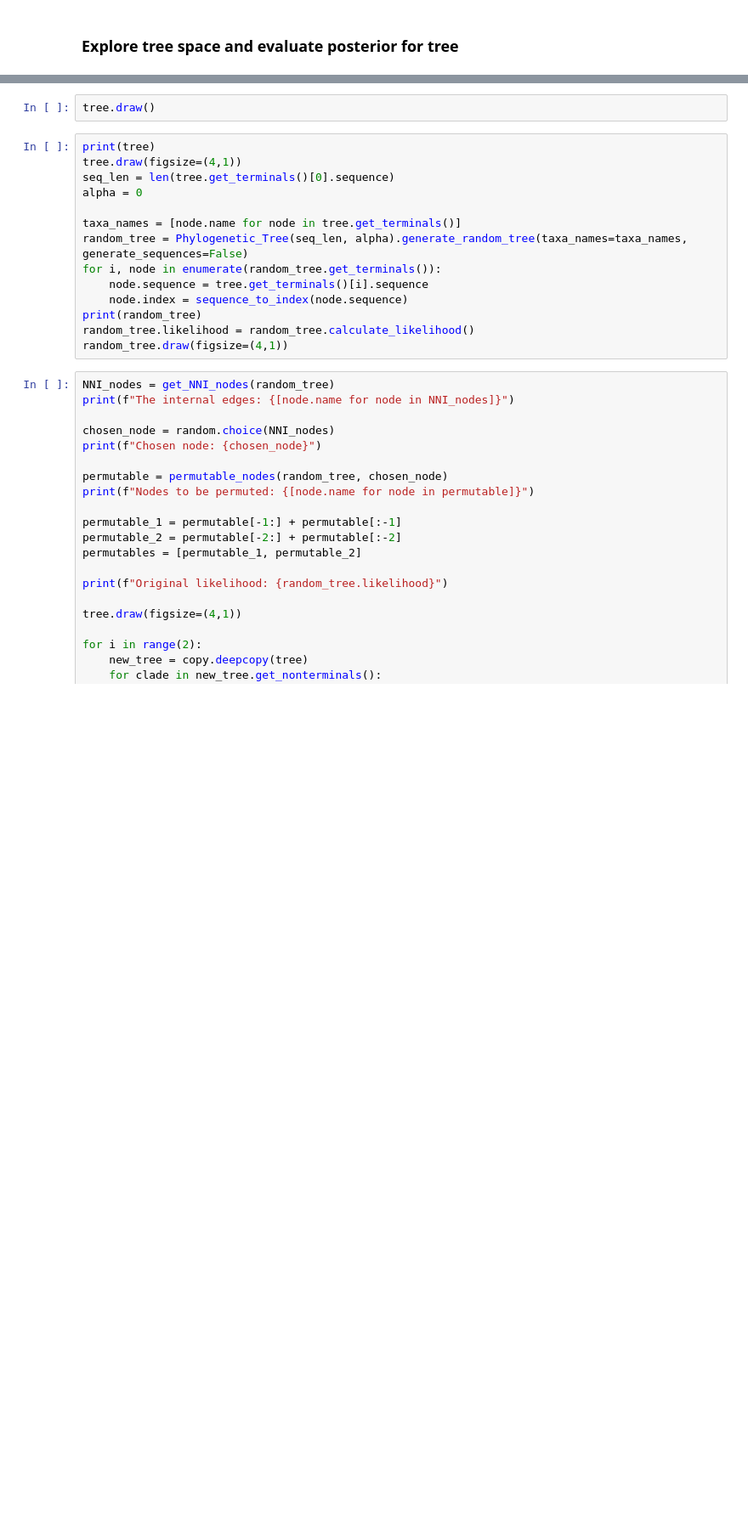
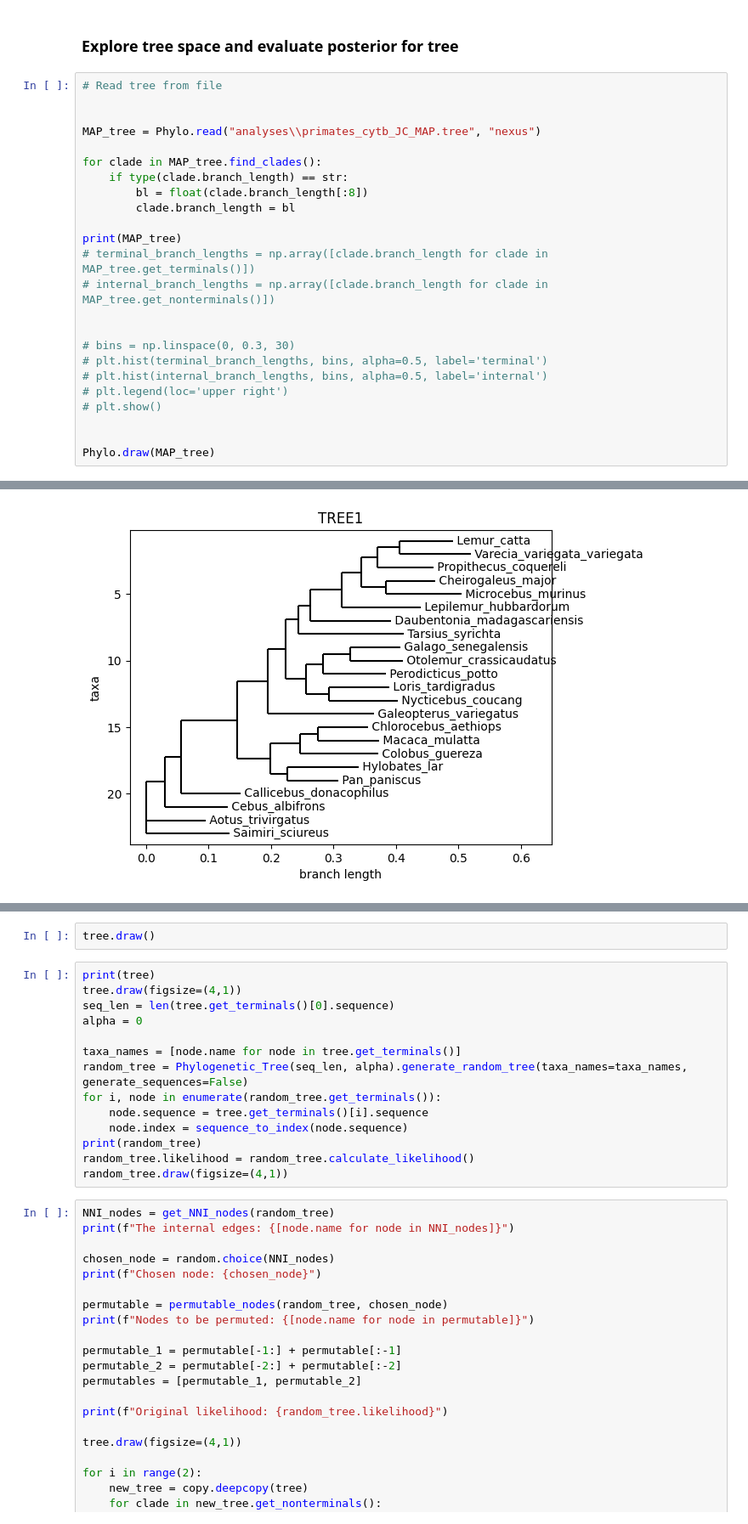
Before and after one commit to LeonMengoni/Bayesian-Phylogenetics, a Jupyter notebook: BayesianPhylogenetics.ipynb, the cells around one changed output, grey strips where cells are left out. Shown: that part at 85% size. Drawn from its saved outputs; the diff is of its cells as text; blank space fills up the shorter version.

```diff
--- a/BayesianPhylogenetics.ipynb
+++ b/BayesianPhylogenetics.ipynb
@@ -227,2 +259,27 @@ class Phylogenetic_Tree(Phylo.BaseTree.Tree):
 # %% [markdown]
 ### Explore tree space and evaluate posterior for tree
+# %%
+# Read tree from file
+
+
+MAP_tree = Phylo.read("analyses\\primates_cytb_JC_MAP.tree", "nexus")
+
+for clade in MAP_tree.find_clades():
+    if type(clade.branch_length) == str:
+        bl = float(clade.branch_length[:8])
+        clade.branch_length = bl
+
+print(MAP_tree)
+# terminal_branch_lengths = np.array([clade.branch_length for clade in MAP_tree.get_terminals()])
+# internal_branch_lengths = np.array([clade.branch_length for clade in MAP_tree.get_nonterminals()])
+
+
+# bins = np.linspace(0, 0.3, 30)
+# plt.hist(terminal_branch_lengths, bins, alpha=0.5, label='terminal')
+# plt.hist(internal_branch_lengths, bins, alpha=0.5, label='internal')
+# plt.legend(loc='upper right')
+# plt.show()
+
+
+Phylo.draw(MAP_tree)
+# %% [output]
@@ -228,0 +303 @@ class Phylogenetic_Tree(Phylo.BaseTree.Tree):
+[figure, added]
```
Also changed, not shown: parts of 10 cells of this notebook.
